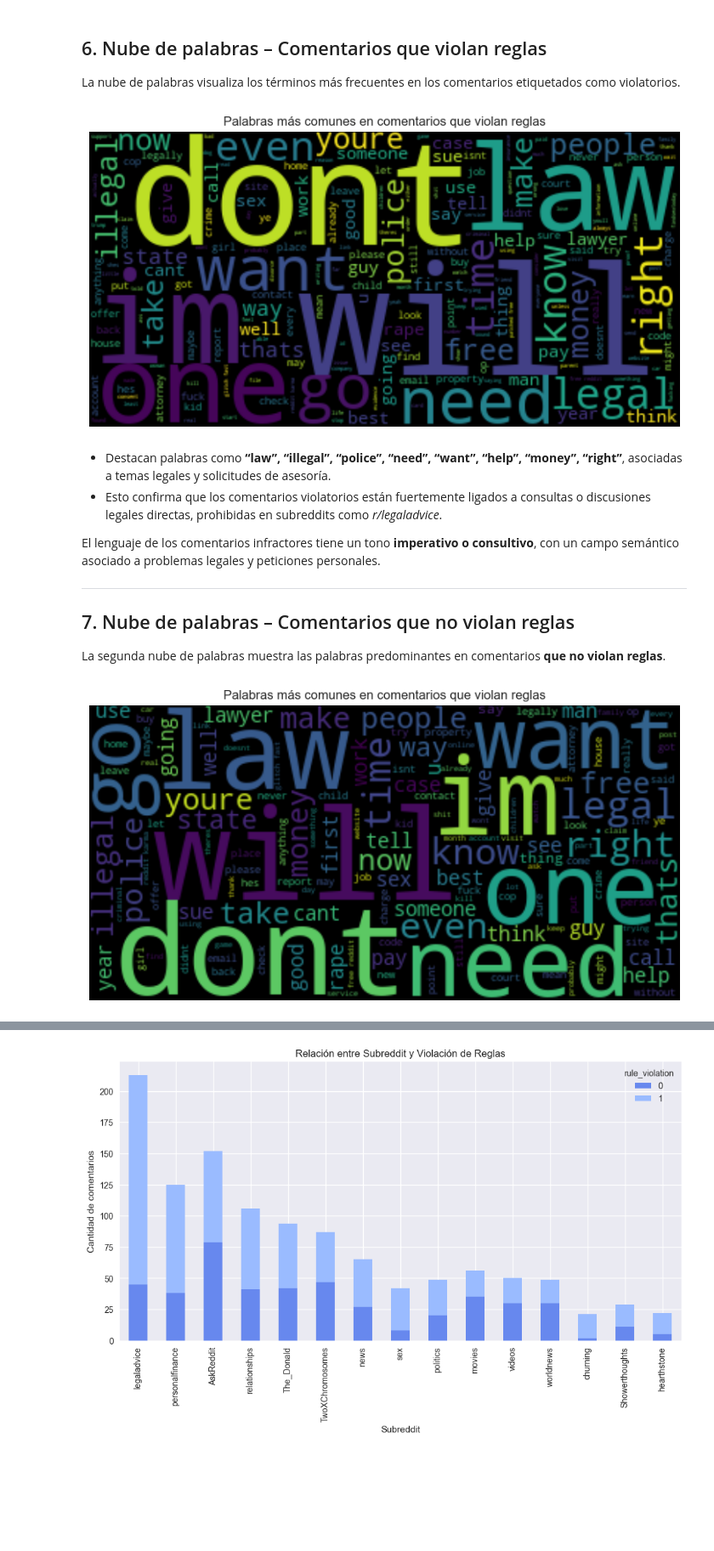
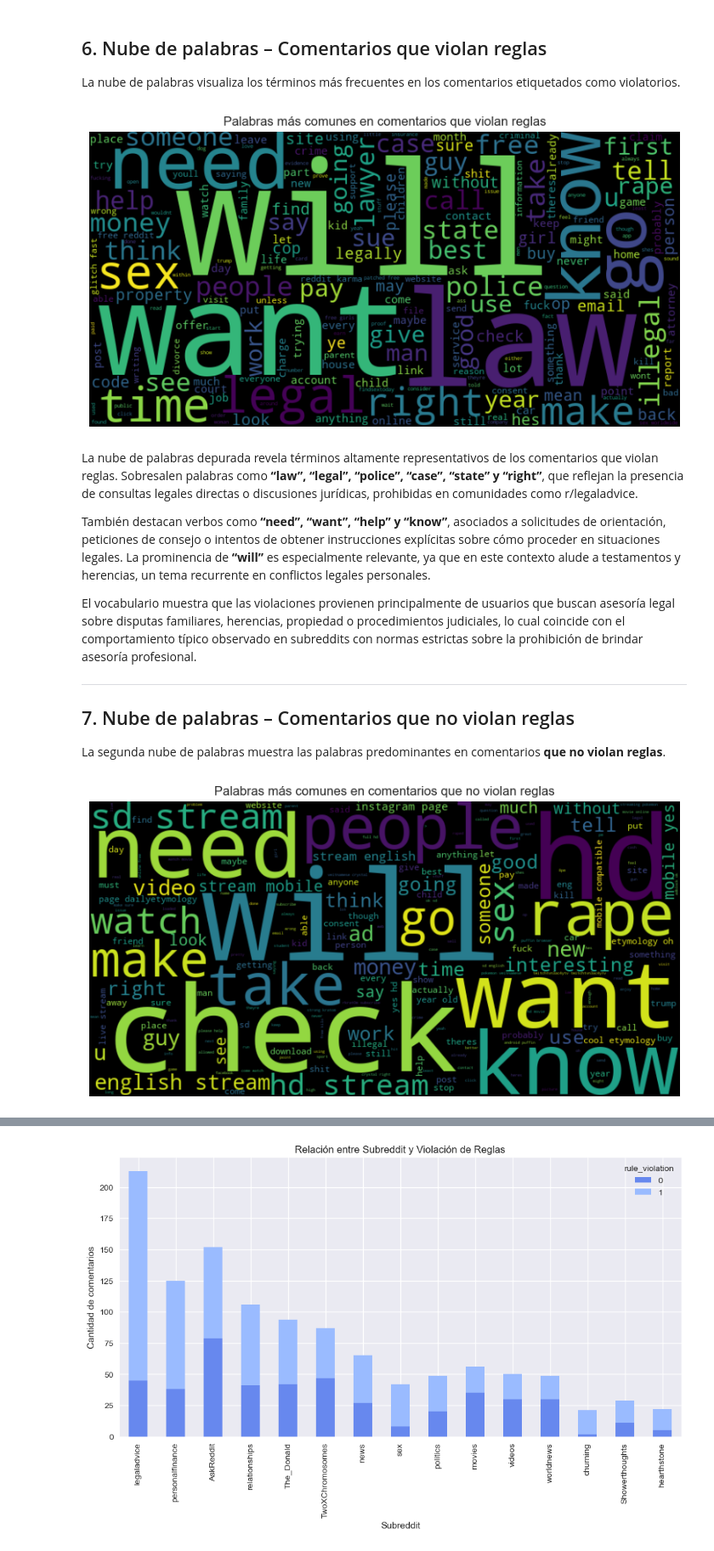
Before and after one commit to Sofiamishel2003/Jigsaw_Agile_Community_Rules_Classification, a Jupyter notebook: analisis_exploratorio.ipynb, the cells around one changed output, grey strips where cells are left out. Shown at 85% size. Drawn from its saved outputs; the diff is of its cells as text; code cells hidden in the pictures; blank space fills up the shorter version.

```diff
--- a/analisis_exploratorio.ipynb
+++ b/analisis_exploratorio.ipynb
@@ -100,0 +117,3 @@ dtype: int64
+# %%
+train['body_length'] = train['body'].apply(lambda x: len(str(x)))
+train['body_length'].describe()
@@ -226,20 +265,36 @@ La nube de palabras visualiza los términos más frecuentes en los comentarios e
 violaciones = ' '.join(train[train['rule_violation']==1]['clean_body'])
 no_violaciones = ' '.join(train[train['rule_violation']==0]['clean_body'])
 
+custom_stopwords = STOPWORDS.union({
+    "im", "dont", "youre", "cant", "ive", "id", "ill",
+    "thats", "didnt", "doesnt", "isnt", "arent", "wasnt",
+    "one", "two", "also", "even", "way", "now", "well",
+    "get", "got", "really", "thing", "things"
+})
+
 # Nube de palabras para comentarios que violan reglas
 plt.figure(figsize=(10,6))
-WordCloud(width=800, height=400, background_color='black').generate(violaciones)
-plt.imshow(WordCloud().generate(violaciones), interpolation='bilinear')
+
+wc = WordCloud(
+    width=800,
+    height=400,
+    background_color='black',
+    stopwords=custom_stopwords
+).generate(violaciones)
+
+plt.imshow(wc, interpolation='bilinear')
 plt.axis('off')
 plt.title("Palabras más comunes en comentarios que violan reglas")
 plt.show()
 # %% [output]
-[figure, old version]
+[figure, new version]
 # %% [markdown]
-- Destacan palabras como **“law”, “illegal”, “police”, “need”, “want”, “help”, “money”, “right”**, asociadas a temas legales y solicitudes de asesoría.
-- Esto confirma que los comentarios violatorios están fuertemente ligados a consultas o discusiones legales directas, prohibidas en subreddits como *r/legaladvice*.
+La nube de palabras depurada revela términos altamente representativos de los comentarios que violan reglas. Sobresalen palabras como **“law”, “legal”, “police”, “case”, “state” y “right”**, que reflejan la presencia de consultas legales directas o discusiones jurídicas, prohibidas en comunidades como r/legaladvice.
 
-El lenguaje de los comentarios infractores tiene un tono **imperativo o consultivo**, con un campo semántico asociado a problemas legales y peticiones personales.
+También destacan verbos como **“need”, “want”, “help” y “know”**, asociados a solicitudes de orientación, peticiones de consejo o intentos de obtener instrucciones explícitas sobre cómo proceder en situaciones legales. La prominencia de **“will”** es especialmente relevante, ya que en este contexto alude a testamentos y herencias, un tema recurrente en conflictos legales personales.
+
+El vocabulario muestra que las violaciones provienen principalmente de usuarios que buscan asesoría legal sobre disputas familiares, herencias, propiedad o procedimientos judiciales, lo cual coincide con el comportamiento típico observado en subreddits con normas estrictas sobre la prohibición de brindar asesoría profesional.
+
 
 ---
 
@@ -249,14 +304,21 @@ La segunda nube de palabras muestra las palabras predominantes en comentarios **
 # %%
 violaciones = ' '.join(train[train['rule_violation']==1]['clean_body'])
 no_violaciones = ' '.join(train[train['rule_violation']==0]['clean_body'])
 
-# Nube de palabras para comentarios que violan reglas
+# Nube de palabras para comentarios que no violan reglas
 plt.figure(figsize=(10,6))
-WordCloud(width=800, height=400, background_color='black').generate(violaciones)
-plt.imshow(WordCloud().generate(violaciones), interpolation='bilinear')
+
+wc = WordCloud(
+    width=800,
+    height=400,
+    background_color='black',
+    stopwords=custom_stopwords
+).generate(no_violaciones)
+
+plt.imshow(wc, interpolation='bilinear')
 plt.axis('off')
-plt.title("Palabras más comunes en comentarios que violan reglas")
+plt.title("Palabras más comunes en comentarios que no violan reglas")
 plt.show()
 # %% [output]
-[figure, old version]
+[figure, new version]
 # %% [markdown]
```
Also changed, not shown: parts of 20 cells of this notebook.
